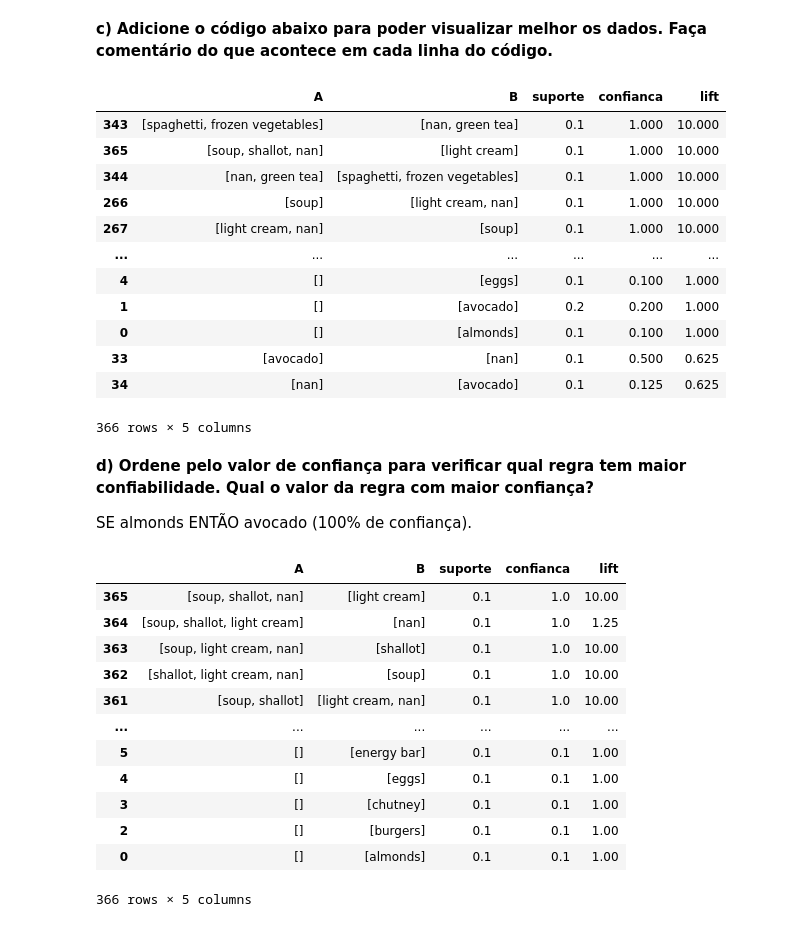
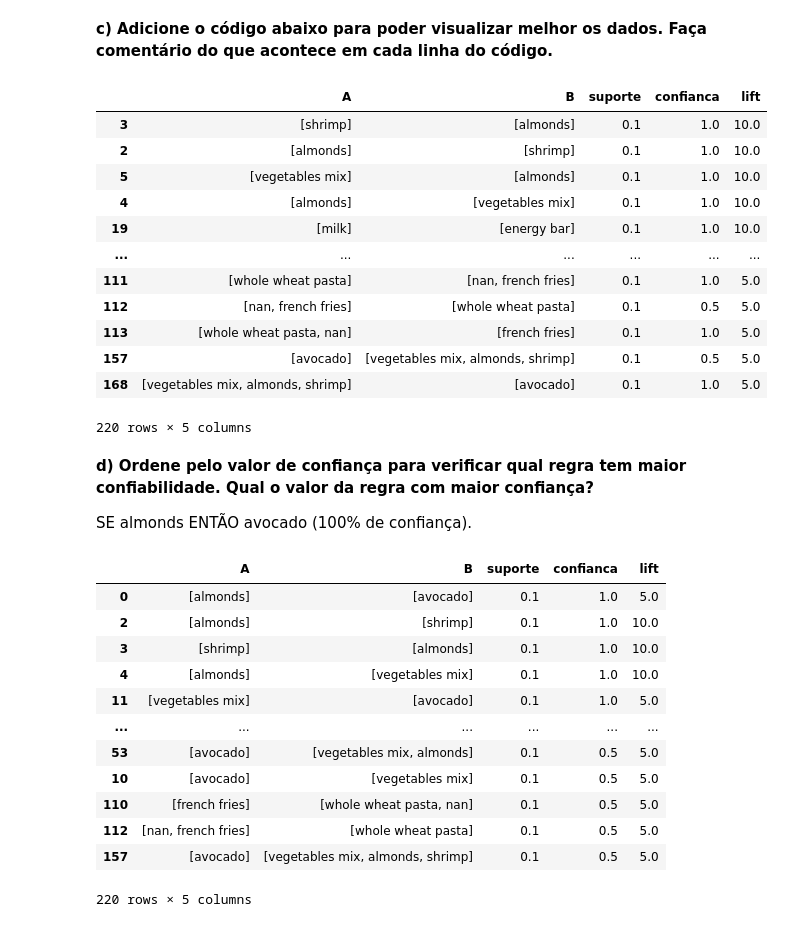
Before and after one commit to Marlon-Sbardelatti/machine-learning, a Jupyter notebook: extra/apriori.ipynb, the cells around one changed output. Cells and saved outputs as stored; diff of their text form; code cells hidden in the pictures.

Commit message:
:bug: fix(apriori): fix results to show dataframe correctly

```diff
--- a/extra/apriori.ipynb
+++ b/extra/apriori.ipynb
@@ -81,7 +67,8 @@ results
 # %%
 rules = apriori(transactions, min_support=support, min_confidence=0.2, min_lift=3)
 
-print('Número de registros:', len(list(rules)))
+results = list(rules)
+print('Número de registros:', len(results))
 # %% [output]
 Número de registros: 50
 # %% [markdown]
@@ -146,35 +133,37 @@ rules_df = pd.DataFrame({'A': A, 'B': B, 'suporte': suporte, 'confianca': confia
 rules_df.sort_values(by = 'lift', ascending = False)
 # %% [output]
 |  | A | B | suporte | confianca | lift |
-| 343 | [spaghetti, frozen vegetables] | [nan, green tea] | 0.1 | 1.000 | 10.000 |
-| 365 | [soup, shallot, nan] | [light cream] | 0.1 | 1.000 | 10.000 |
-| 344 | [nan, green tea] | [spaghetti, frozen vegetables] | 0.1 | 1.000 | 10.000 |
-| 266 | [soup] | [light cream, nan] | 0.1 | 1.000 | 10.000 |
-| 267 | [light cream, nan] | [soup] | 0.1 | 1.000 | 10.000 |
+| 3 | [shrimp] | [almonds] | 0.1 | 1.0 | 10.0 |
+| 2 | [almonds] | [shrimp] | 0.1 | 1.0 | 10.0 |
+| 5 | [vegetables mix] | [almonds] | 0.1 | 1.0 | 10.0 |
+| 4 | [almonds] | [vegetables mix] | 0.1 | 1.0 | 10.0 |
+| 19 | [milk] | [energy bar] | 0.1 | 1.0 | 10.0 |
 | ... | ... | ... | ... | ... | ... |
-| 4 | [] | [eggs] | 0.1 | 0.100 | 1.000 |
-| 1 | [] | [avocado] | 0.2 | 0.200 | 1.000 |
-| 0 | [] | [almonds] | 0.1 | 0.100 | 1.000 |
-| 33 | [avocado] | [nan] | 0.1 | 0.500 | 0.625 |
-| 34 | [nan] | [avocado] | 0.1 | 0.125 | 0.625 |
+| 111 | [whole wheat pasta] | [nan, french fries] | 0.1 | 1.0 | 5.0 |
+| 112 | [nan, french fries] | [whole wheat pasta] | 0.1 | 0.5 | 5.0 |
+| 113 | [whole wheat pasta, nan] | [french fries] | 0.1 | 1.0 | 5.0 |
+| 157 | [avocado] | [vegetables mix, almonds, shrimp] | 0.1 | 0.5 | 5.0 |
+| 168 | [vegetables mix, almonds, shrimp] | [avocado] | 0.1 | 1.0 | 5.0 |
-366 rows × 5 columns
+220 rows × 5 columns
 # %% [markdown]
 **d) Ordene pelo valor de confiança para verificar qual regra tem maior confiabilidade. Qual o valor da regra com maior confiança?**
 
 SE almonds ENTÃO avocado (100% de confiança).
 # %%
+rules_df = pd.DataFrame({'A': A, 'B': B, 'suporte': suporte, 'confianca': confianca, 'lift': lift})
+
 rules_df.sort_values(by = 'confianca', ascending = False)
 # %% [output]
 |  | A | B | suporte | confianca | lift |
-| 365 | [soup, shallot, nan] | [light cream] | 0.1 | 1.0 | 10.00 |
-| 364 | [soup, shallot, light cream] | [nan] | 0.1 | 1.0 | 1.25 |
-| 363 | [soup, light cream, nan] | [shallot] | 0.1 | 1.0 | 10.00 |
-| 362 | [shallot, light cream, nan] | [soup] | 0.1 | 1.0 | 10.00 |
-| 361 | [soup, shallot] | [light cream, nan] | 0.1 | 1.0 | 10.00 |
+| 0 | [almonds] | [avocado] | 0.1 | 1.0 | 5.0 |
+| 2 | [almonds] | [shrimp] | 0.1 | 1.0 | 10.0 |
+| 3 | [shrimp] | [almonds] | 0.1 | 1.0 | 10.0 |
+| 4 | [almonds] | [vegetables mix] | 0.1 | 1.0 | 10.0 |
+| 11 | [vegetables mix] | [avocado] | 0.1 | 1.0 | 5.0 |
 | ... | ... | ... | ... | ... | ... |
-| 5 | [] | [energy bar] | 0.1 | 0.1 | 1.00 |
-| 4 | [] | [eggs] | 0.1 | 0.1 | 1.00 |
-| 3 | [] | [chutney] | 0.1 | 0.1 | 1.00 |
-| 2 | [] | [burgers] | 0.1 | 0.1 | 1.00 |
-| 0 | [] | [almonds] | 0.1 | 0.1 | 1.00 |
+| 53 | [avocado] | [vegetables mix, almonds] | 0.1 | 0.5 | 5.0 |
+| 10 | [avocado] | [vegetables mix] | 0.1 | 0.5 | 5.0 |
+| 110 | [french fries] | [whole wheat pasta, nan] | 0.1 | 0.5 | 5.0 |
+| 112 | [nan, french fries] | [whole wheat pasta] | 0.1 | 0.5 | 5.0 |
+| 157 | [avocado] | [vegetables mix, almonds, shrimp] | 0.1 | 0.5 | 5.0 |
-366 rows × 5 columns
+220 rows × 5 columns
```
Also changed, not shown: parts of 1 cell of this notebook.
